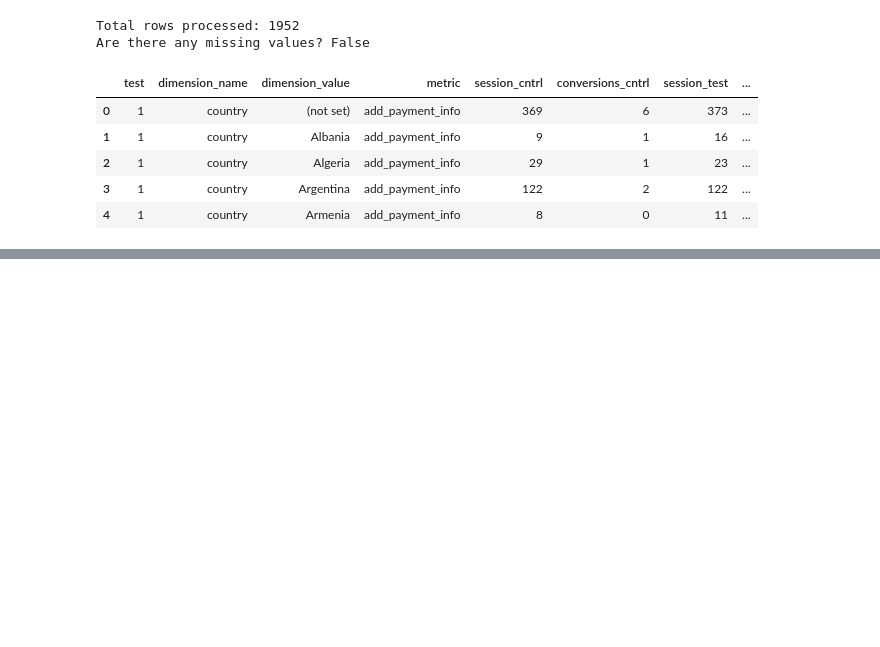
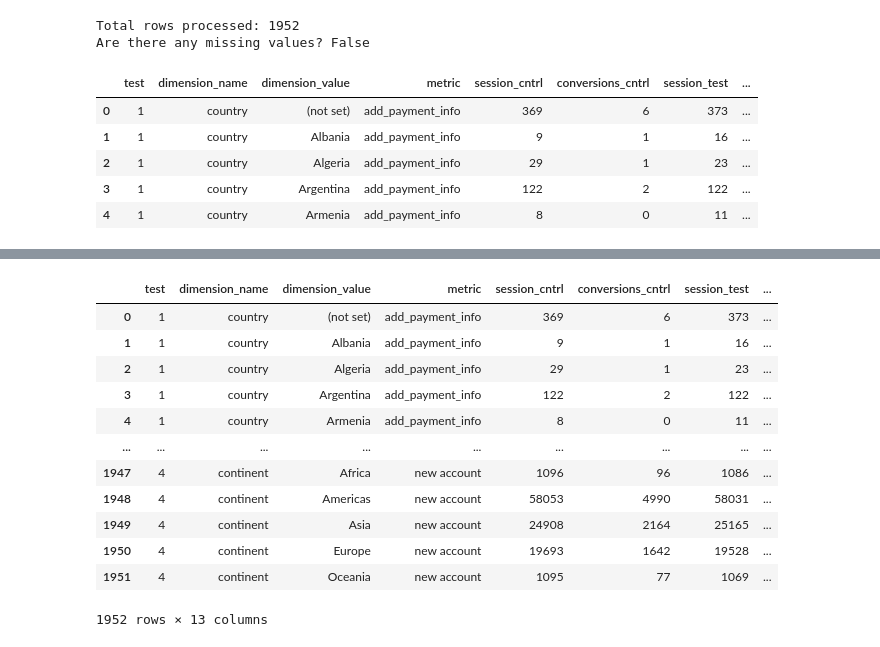
Before and after one commit to olexandr-choorsin/ab-test-analysis, a Jupyter notebook: Automated_A_B_Testing_Framework_Statistical_Significance_&_Dimensional_Analysis.ipynb, the cells around one changed output, grey strips where cells are left out. Drawn from its saved outputs; the diff is of its cells as text; code cells hidden in the pictures; blank space fills up the shorter version.

```diff
--- a/Automated_A_B_Testing_Framework_Statistical_Significance_&_Dimensional_Analysis.ipynb
+++ b/Automated_A_B_Testing_Framework_Statistical_Significance_&_Dimensional_Analysis.ipynb
@@ -577,0 +656,16 @@ Confidence Level: 95%
+# %%
+display(df_tableau)
+# %% [output]
+|  | test | dimension_name | dimension_value | metric | session_cntrl | conversions_cntrl | session_test | ... |
+| 0 | 1 | country | (not set) | add_payment_info | 369 | 6 | 373 | ... |
+| 1 | 1 | country | Albania | add_payment_info | 9 | 1 | 16 | ... |
+| 2 | 1 | country | Algeria | add_payment_info | 29 | 1 | 23 | ... |
+| 3 | 1 | country | Argentina | add_payment_info | 122 | 2 | 122 | ... |
+| 4 | 1 | country | Armenia | add_payment_info | 8 | 0 | 11 | ... |
+| ... | ... | ... | ... | ... | ... | ... | ... | ... |
+| 1947 | 4 | continent | Africa | new account | 1096 | 96 | 1086 | ... |
+| 1948 | 4 | continent | Americas | new account | 58053 | 4990 | 58031 | ... |
+| 1949 | 4 | continent | Asia | new account | 24908 | 2164 | 25165 | ... |
+| 1950 | 4 | continent | Europe | new account | 19693 | 1642 | 19528 | ... |
+| 1951 | 4 | continent | Oceania | new account | 1095 | 77 | 1069 | ... |
+1952 rows × 13 columns
```
Also changed, not shown: parts of 7 cells of this notebook.
